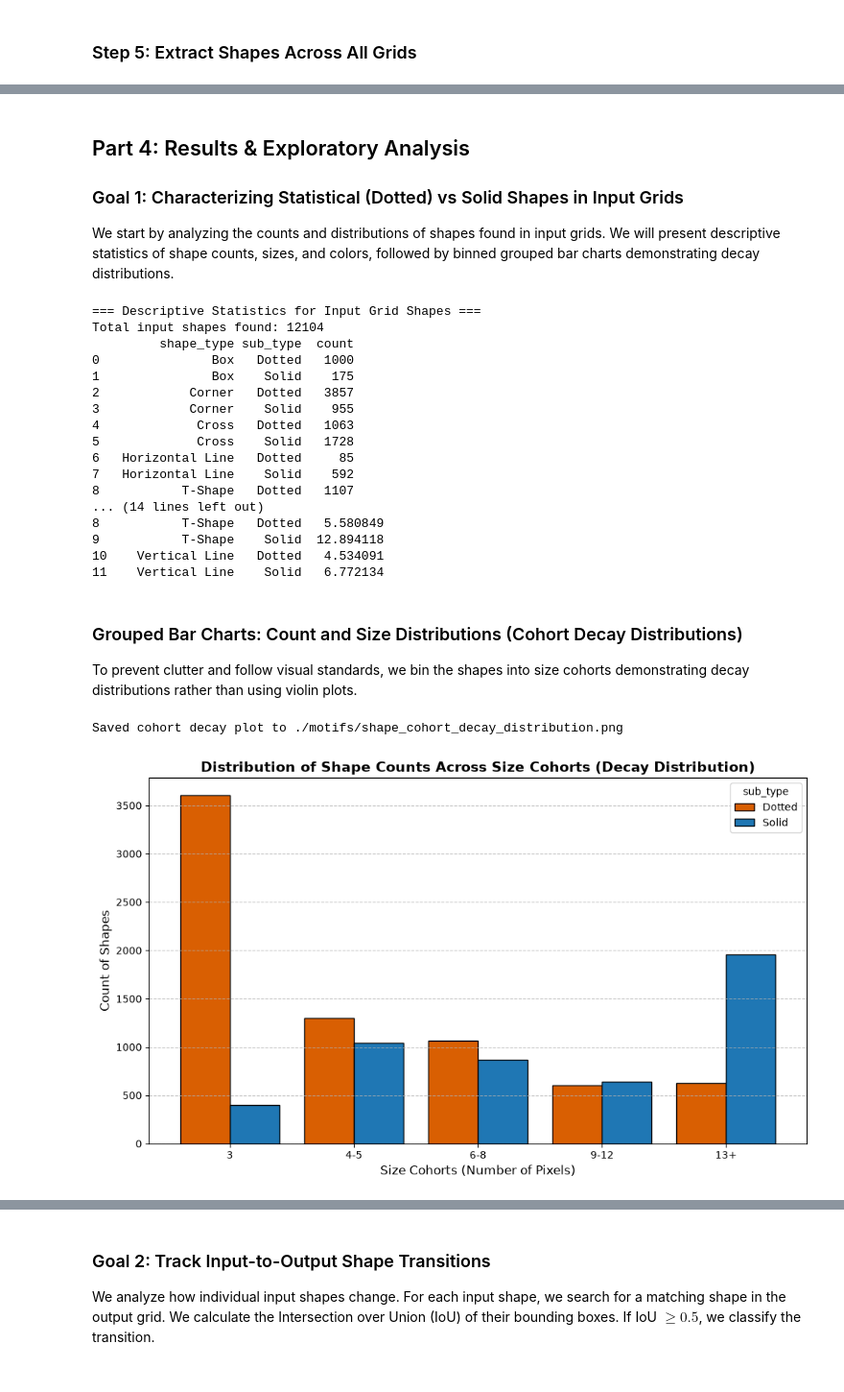
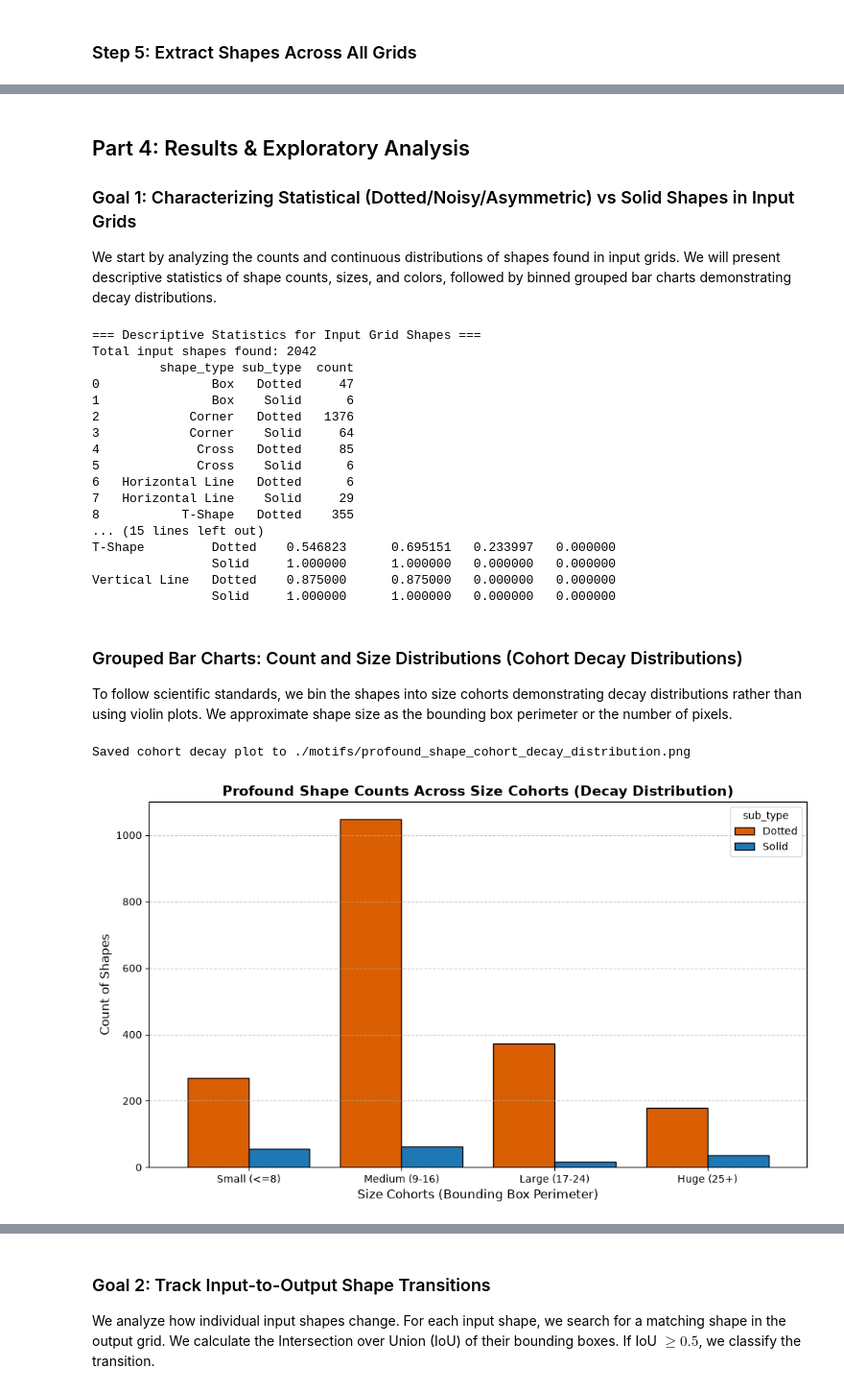
Before and after one commit to sanmquin/Motifs, a Jupyter notebook: 6.Statistical_Shapes_and_Motifs_Analysis.ipynb, the cells around one changed output, grey strips where cells are left out. Shown at 96% size. Cells and saved outputs as stored; diff of their text form; code cells hidden in the pictures.

```diff
--- a/6.Statistical_Shapes_and_Motifs_Analysis.ipynb
+++ b/6.Statistical_Shapes_and_Motifs_Analysis.ipynb
@@ -489,9 +421,9 @@ Total shape instances extracted: 22468
 # %% [markdown]
 ## Part 4: Results & Exploratory Analysis
 
-### Goal 1: Characterizing Statistical (Dotted) vs Solid Shapes in Input Grids
+### Goal 1: Characterizing Statistical (Dotted/Noisy/Asymmetric) vs Solid Shapes in Input Grids
 
-We start by analyzing the counts and distributions of shapes found in input grids. We will present descriptive statistics of shape counts, sizes, and colors, followed by binned grouped bar charts demonstrating decay distributions.
+We start by analyzing the counts and continuous distributions of shapes found in input grids. We will present descriptive statistics of shape counts, sizes, and colors, followed by binned grouped bar charts demonstrating decay distributions.
 # %%
 df_inputs = df_shapes[df_shapes['grid_type'] == 'input']
 
@@ -499,68 +431,69 @@ print("=== Descriptive Statistics for Input Grid Shapes ===")
 print(f"Total input shapes found: {len(df_inputs)}")
 print(df_inputs.groupby(['shape_type', 'sub_type']).size().reset_index(name='count'))
 
-print("\n=== Mean Size (Number of Pixels) ===")
-print(df_inputs.groupby(['shape_type', 'sub_type'])['num_pixels'].mean().reset_index(name='mean_size'))
+print("\n=== Mean Metric Profiles ===")
+profiles = df_inputs.groupby(['shape_type', 'sub_type'])[['jaccard', 'completeness', 'noisiness', 'asymmetry']].mean()
+print(profiles)
 # %% [output]
 === Descriptive Statistics for Input Grid Shapes ===
-Total input shapes found: 12104
+Total input shapes found: 2042
          shape_type sub_type  count
-0               Box   Dotted   1000
-1               Box    Solid    175
-2            Corner   Dotted   3857
-3            Corner    Solid    955
-4             Cross   Dotted   1063
-5             Cross    Solid   1728
-6   Horizontal Line   Dotted     85
-7   Horizontal Line    Solid    592
-8           T-Shape   Dotted   1107
-... (14 lines left out)
-8           T-Shape   Dotted   5.580849
-9           T-Shape    Solid  12.894118
-10    Vertical Line   Dotted   4.534091
-11    Vertical Line    Solid   6.772134
+0               Box   Dotted     47
+1               Box    Solid      6
+2            Corner   Dotted   1376
+3            Corner    Solid     64
+4             Cross   Dotted     85
+5             Cross    Solid      6
+6   Horizontal Line   Dotted      6
+7   Horizontal Line    Solid     29
+8           T-Shape   Dotted    355
+... (15 lines left out)
+T-Shape         Dotted    0.546823      0.695151   0.233997   0.000000
+                Solid     1.000000      1.000000   0.000000   0.000000
+Vertical Line   Dotted    0.875000      0.875000   0.000000   0.000000
+                Solid     1.000000      1.000000   0.000000   0.000000
 # %% [markdown]
 ### Grouped Bar Charts: Count and Size Distributions (Cohort Decay Distributions)
 
-To prevent clutter and follow visual standards, we bin the shapes into size cohorts demonstrating decay distributions rather than using violin plots.
+To follow scientific standards, we bin the shapes into size cohorts demonstrating decay distributions rather than using violin plots. We approximate shape size as the bounding box perimeter or the number of pixels.
 # %%
-def get_size_cohort(size):
-    if size <= 3:
-        return '3'
-    elif size <= 5:
-        return '4-5'
-    elif size <= 8:
-        return '6-8'
-    elif size <= 12:
-        return '9-12'
+def get_size_cohort_bbox(bbox):
+    r1, r2, c1, c2 = bbox
+    perimeter = 2 * (r2 - r1 + 1) + 2 * (c2 - c1 + 1) - 4
+    if perimeter <= 8:
+        return 'Small (<=8)'
+    elif perimeter <= 16:
+        return 'Medium (9-16)'
+    elif perimeter <= 24:
+        return 'Large (17-24)'
     else:
-        return '13+'
+        return 'Huge (25+)'
 
 df_inputs = df_inputs.copy()
-df_inputs['size_cohort'] = df_inputs['num_pixels'].apply(get_size_cohort)
+df_inputs['size_cohort'] = df_inputs['bbox'].apply(get_size_cohort_bbox)
 
 cohort_counts = df_inputs.groupby(['size_cohort', 'sub_type']).size().unstack(fill_value=0)
 for col in ['Dotted', 'Solid']:
     if col not in cohort_counts.columns:
         cohort_counts[col] = 0
-cohort_counts = cohort_counts.reindex(['3', '4-5', '6-8', '9-12', '13+'])
+cohort_counts = cohort_counts.reindex(['Small (<=8)', 'Medium (9-16)', 'Large (17-24)', 'Huge (25+)'])
 
 plt.figure(figsize=(10, 6))
 cohort_counts.plot(kind='bar', width=0.8, color=['#d95f02', '#1f77b4'], edgecolor='black', ax=plt.gca())
-plt.title('Distribution of Shape Counts Across Size Cohorts (Decay Distribution)', fontsize=14, fontweight='bold')
-plt.xlabel('Size Cohorts (Number of Pixels)', fontsize=12)
+plt.title('Profound Shape Counts Across Size Cohorts (Decay Distribution)', fontsize=14, fontweight='bold')
+plt.xlabel('Size Cohorts (Bounding Box Perimeter)', fontsize=12)
 plt.ylabel('Count of Shapes', fontsize=12)
 plt.xticks(rotation=0)
 plt.grid(axis='y', linestyle='--', alpha=0.7)
 plt.tight_layout()
 
-plot_path_1 = os.path.join(export_dir, 'shape_cohort_decay_distribution.png')
+plot_path_1 = os.path.join(export_dir, 'profound_shape_cohort_decay_distribution.png')
 plt.savefig(plot_path_1)
 print(f"Saved cohort decay plot to {plot_path_1}")
 plt.show()
 # %% [output]
-Saved cohort decay plot to ./motifs/shape_cohort_decay_distribution.png
+Saved cohort decay plot to ./motifs/profound_shape_cohort_decay_distribution.png
-[figure, old version]
+[figure, new version]
 # %% [markdown]
 ## Part 3: Explicit Hypotheses for Shape Solidification
 
```
Also changed, not shown: parts of 16 cells of this notebook, 2 other files.
